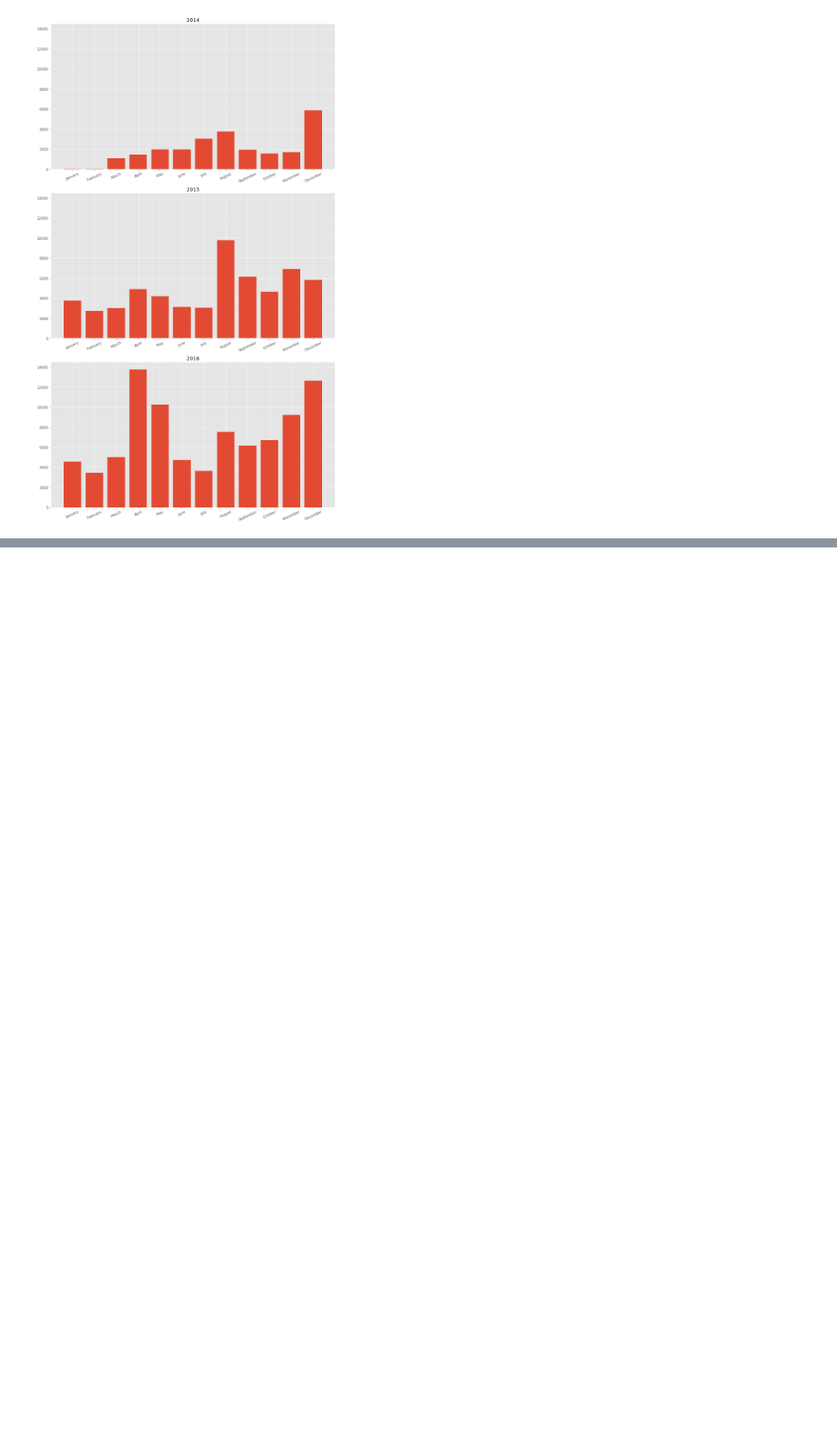
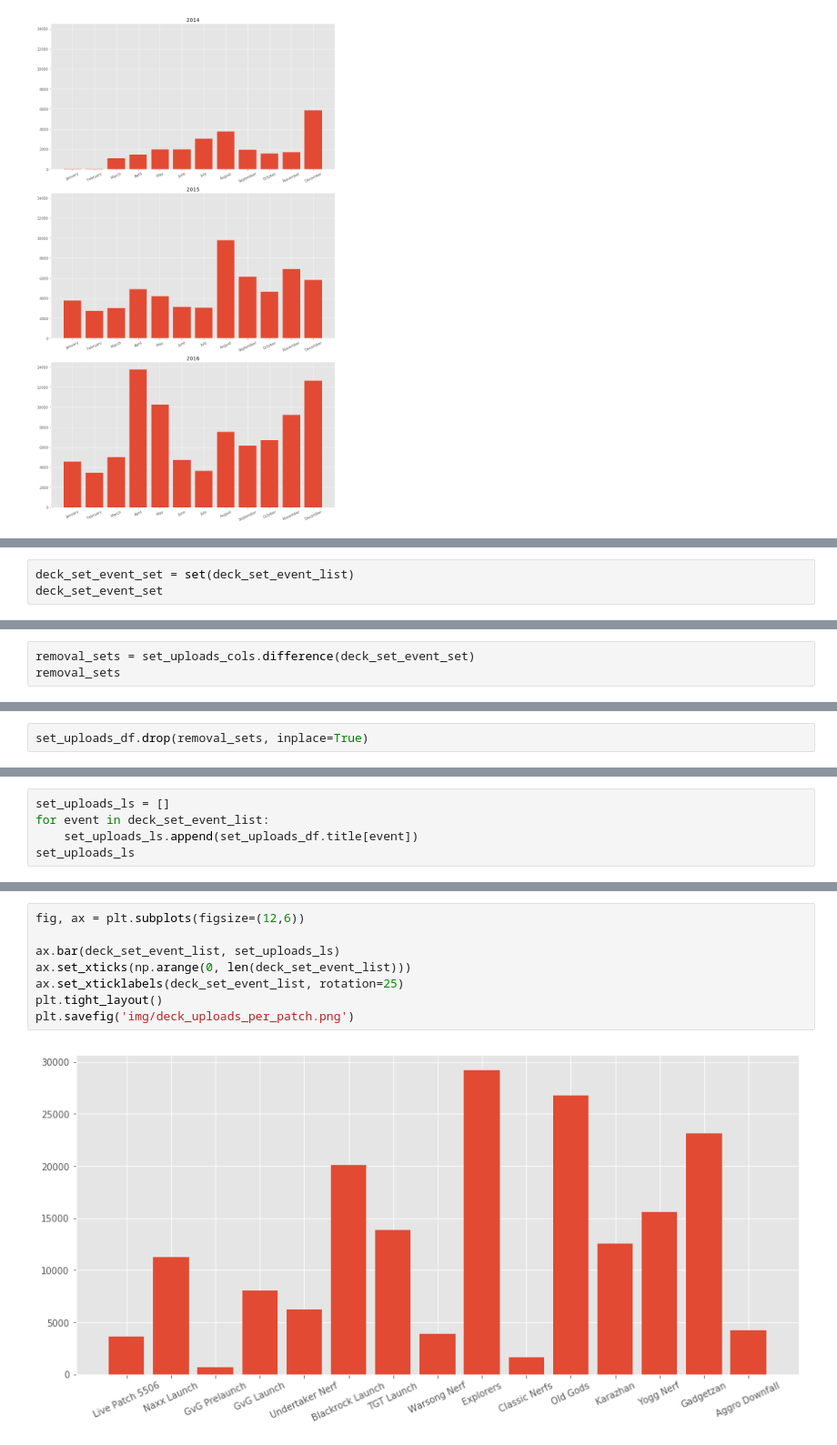
Before and after one commit to NJacobsohn/Hearthstone-Data-Analysis, a Jupyter notebook: EDA_plotting.ipynb, the cells around one changed output, grey strips where cells are left out. Shown at 91% size. Drawn from its saved outputs; the diff is of its cells as text; blank space fills up the shorter version.

```diff
--- a/EDA_plotting.ipynb
+++ b/EDA_plotting.ipynb
@@ -671,0 +711,3 @@ plt.savefig('img/deck_uploads_per_year.png')
+# %%
+deck_set_event_set = set(deck_set_event_list)
+deck_set_event_set
@@ -671,0 +730,3 @@ plt.savefig('img/deck_uploads_per_year.png')
+# %%
+removal_sets = set_uploads_cols.difference(deck_set_event_set)
+removal_sets
@@ -671,0 +746,2 @@ plt.savefig('img/deck_uploads_per_year.png')
+# %%
+set_uploads_df.drop(removal_sets, inplace=True)
@@ -671,0 +790,5 @@ plt.savefig('img/deck_uploads_per_year.png')
+# %%
+set_uploads_ls = []
+for event in deck_set_event_list:
+    set_uploads_ls.append(set_uploads_df.title[event])
+set_uploads_ls
@@ -671,0 +811,10 @@ plt.savefig('img/deck_uploads_per_year.png')
+# %%
+fig, ax = plt.subplots(figsize=(12,6))
+
+ax.bar(deck_set_event_list, set_uploads_ls)
+ax.set_xticks(np.arange(0, len(deck_set_event_list)))
+ax.set_xticklabels(deck_set_event_list, rotation=25)
+plt.tight_layout()
+plt.savefig('img/deck_uploads_per_patch.png')
+# %% [output]
+[figure, added]
```
Also changed, not shown: parts of 10 cells of this notebook, 1 other file.
